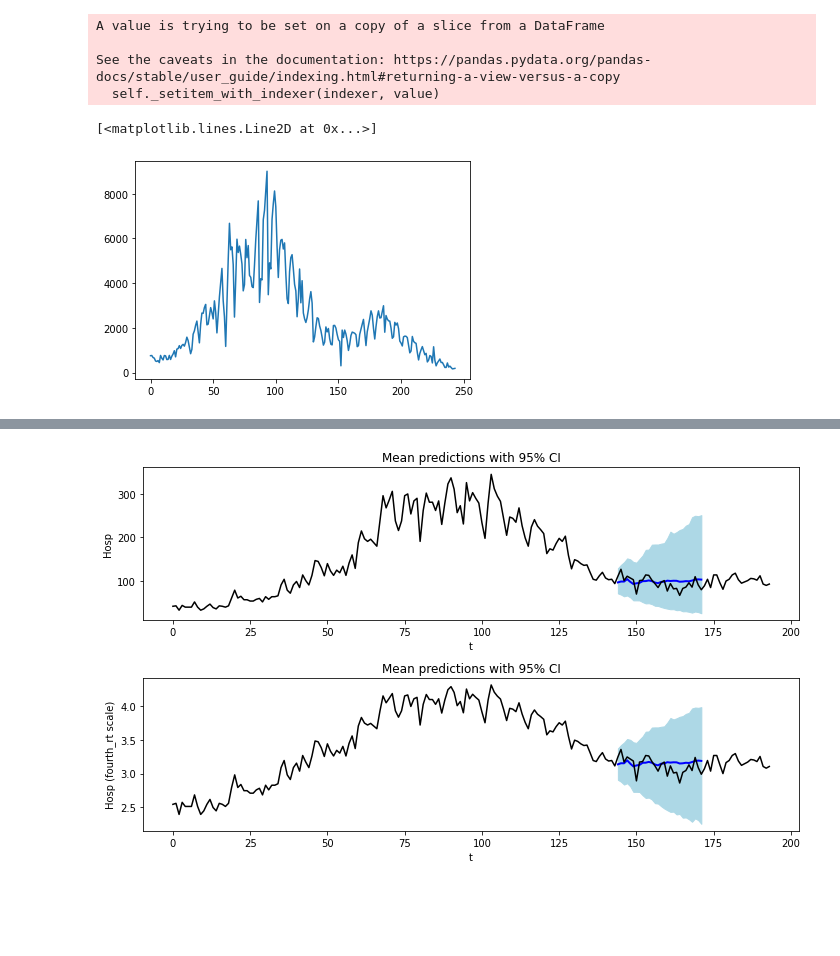
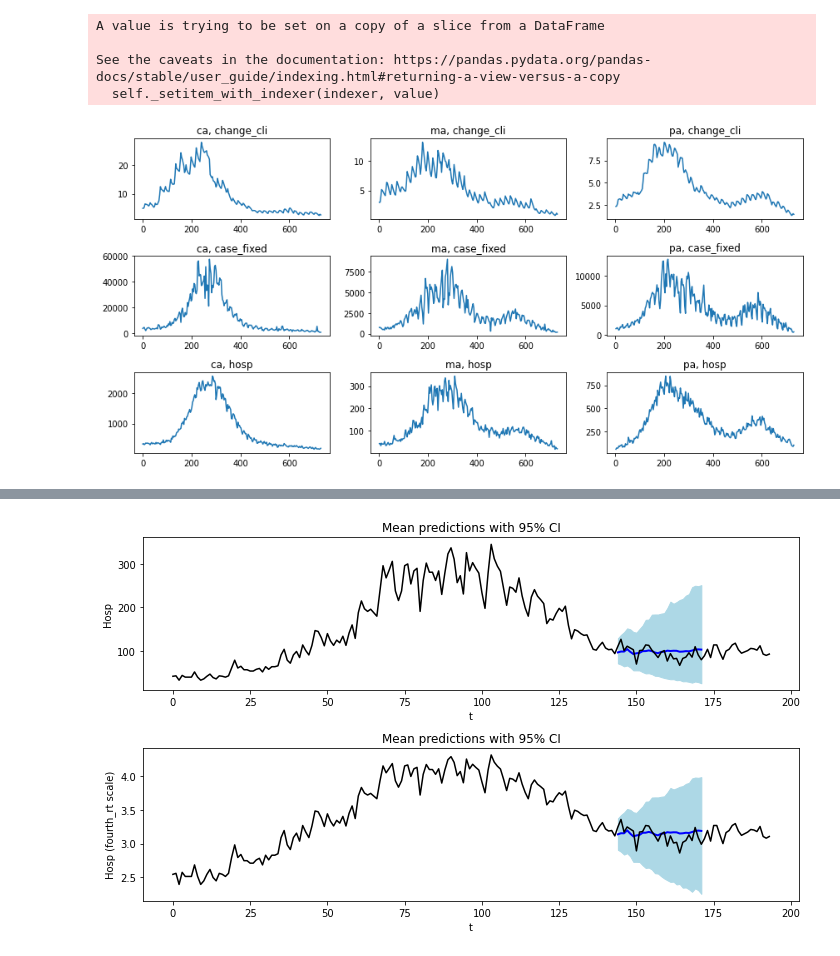
Before and after one commit to elray1/sarix, a Jupyter notebook: demo.ipynb, the cells around one changed output, grey strips where cells are left out. Drawn from its saved outputs; the diff is of its cells as text; code cells hidden in the pictures; blank space fills up the shorter version.

```diff
--- a/demo.ipynb
+++ b/demo.ipynb
@@ -12,9 +12,9 @@ from matplotlib import pyplot as plt
 import covidcast
 from datetime import date
 # %%
-def load_data(as_of = None, end_day = "2021-07-01"):
+def load_data(geo_values = "ma", as_of = None, end_day = "2021-07-01"):
     """
-    Load data for MA Change healthcare CLI, cases, and hosps from covidcast
+    Load data for Change healthcare CLI, cases, and hosps from covidcast
 
     Parameters
     ----------
@@ -35,7 +35,7 @@ def load_data(as_of = None, end_day = "2021-07-01"):
                                start_day=date.fromisoformat("2020-10-01"),
                                end_day=date.fromisoformat(end_day),
                                geo_type="state",
-                               geo_values="ma",
+                               geo_values=geo_values,
                                as_of=as_of)
     hosp_df = hosp_df[["geo_value", "time_value", "value"]]
     hosp_df.columns = ["location", "date", "hosp"]
@@ -46,7 +46,7 @@ def load_data(as_of = None, end_day = "2021-07-01"):
                           start_day=date.fromisoformat("2020-10-01"),
                           end_day=date.fromisoformat(end_day),
                           geo_type="state",
-                          geo_values="ma",
+                          geo_values=geo_values,
                           as_of=None)
     case_df = case_df[["geo_value", "time_value", "value"]]
     case_df.columns = ["location", "date", "case"]
@@ -57,7 +57,7 @@ def load_data(as_of = None, end_day = "2021-07-01"):
                           start_day=date.fromisoformat("2020-10-01"),
                           end_day=date.fromisoformat(end_day),
                           geo_type="state",
-                          geo_values="ma",
+                          geo_values=geo_values,
                           as_of=None)
     change_cli_df = change_cli_df[["geo_value", "time_value", "value"]]
     change_cli_df.columns = ["location", "date", "change_cli"]
@@ -66,9 +66,12 @@ def load_data(as_of = None, end_day = "2021-07-01"):
     df = case_df.merge(hosp_df, on=["location", "date"], how = "left") \
         .merge(change_cli_df, on=["location", "date"], how = "left")
 
+    # sort
+    df = df.sort_values(['location', 'date'])
+
     return df
 
-df = load_data(end_day="2021-06-01")
+df = load_data(geo_values = ["ma", "ca", "pa"], end_day="2021-06-01")
 df
 # %% [output]
 |  | location | date | case | hosp | change_cli |
@@ -91,0 +90,13 @@ plt.plot(df.case)
+# %%
+# helper function to plot all signals by location
+def plot_by_loc(df, var_names):
+  locs = df.location.unique()
+  num_locs = len(locs)
+  num_vars = len(var_names)
+  fig, ax = plt.subplots(num_vars, num_locs, figsize = (num_locs * 4, num_vars * 2), squeeze=False)
+  for i, var_name in enumerate(var_names):
+    for j, loc in enumerate(locs):
+      ax[i, j].plot(df[df.location == loc][[var_name]])
+      ax[i, j].title.set_text(loc + ', ' + var_name)
+
+  plt.tight_layout()
@@ -92,13 +107,12 @@ plt.plot(df.case)
 # %%
 # quick fix to zero values; mean of adjacent
 df['case_fixed'] = df.case
 zero_inds = np.where(df.case == 0)
 df['case_fixed'].iloc[zero_inds] = 0.5 * (df['case_fixed'].iloc[zero_inds[0] - 1].values + df['case_fixed'].iloc[zero_inds[0] + 1].values)
-plt.plot(df.case_fixed)
+plot_by_loc(df, ['change_cli', 'case_fixed', 'hosp'])
 # %% [output]
 A value is trying to be set on a copy of a slice from a DataFrame
 
 See the caveats in the documentation: https://pandas.pydata.org/pandas-docs/stable/user_guide/indexing.html#returning-a-view-versus-a-copy
   self._setitem_with_indexer(indexer, value)
-[<matplotlib.lines.Line2D at 0x...>]
-[figure, old version]
+[figure, new version]
```
Also changed, not shown: parts of 12 cells of this notebook, 3 other files.
